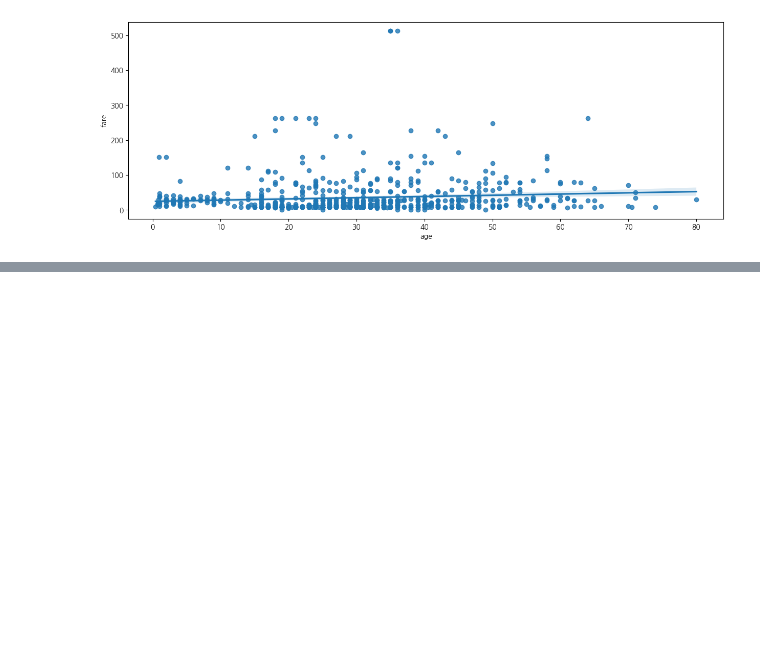
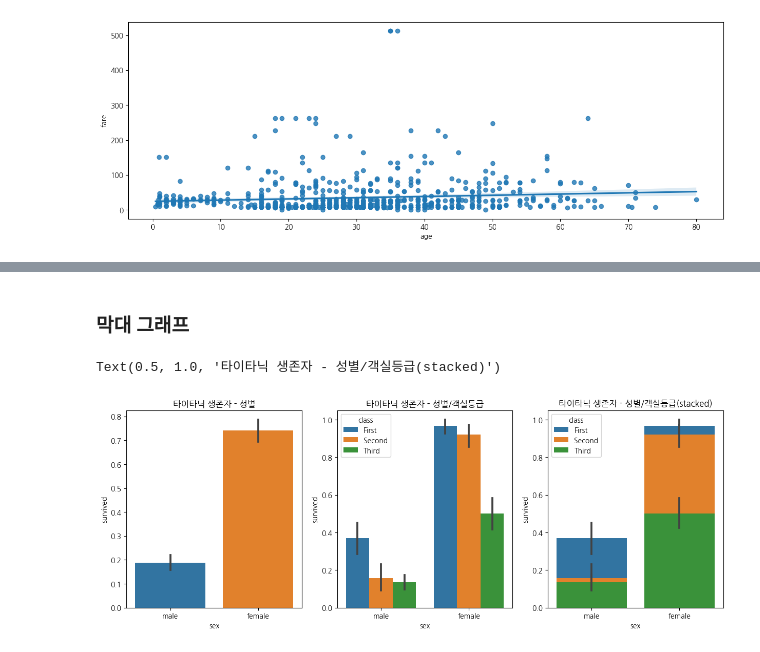
Before and after one commit to gikpreet/class-data_analysis, a Jupyter notebook: 05_Data_Visualization/code/module05.ipynb, the cells around one changed output, grey strips where cells are left out. Drawn from its saved outputs; the diff is of its cells as text; code cells hidden in the pictures; blank space fills up the shorter version.

```diff
--- a/05_Data_Visualization/code/module05.ipynb
+++ b/05_Data_Visualization/code/module05.ipynb
@@ -330,0 +382,18 @@ sns.regplot(x='age',y='fare',data=df_titanic)
+# %% [markdown]
+### 막대 그래프
+# %%
+fig = plt.figure(figsize=(15,5))
+ax1 = fig.add_subplot(1,3,1)
+ax2 = fig.add_subplot(1,3,2)
+ax3 = fig.add_subplot(1,3,3)
+
+sns.barplot(x='sex', y='survived', data=df_titanic, ax=ax1)
+sns.barplot(x='sex', y='survived', hue='class', data=df_titanic, ax=ax2)
+sns.barplot(x='sex', y='survived', hue='class', dodge=False, data=df_titanic, ax=ax3)
+
+ax1.set_title('타이타닉 생존자 - 성별')
+ax2.set_title('타이타닉 생존자 - 성별/객실등급')
+ax3.set_title('타이타닉 생존자 - 성별/객실등급(stacked)')
+# %% [output]
+Text(0.5, 1.0, '타이타닉 생존자 - 성별/객실등급(stacked)')
+[figure, added]
```
Also changed, not shown: parts of 17 cells of this notebook, 7 other files.
